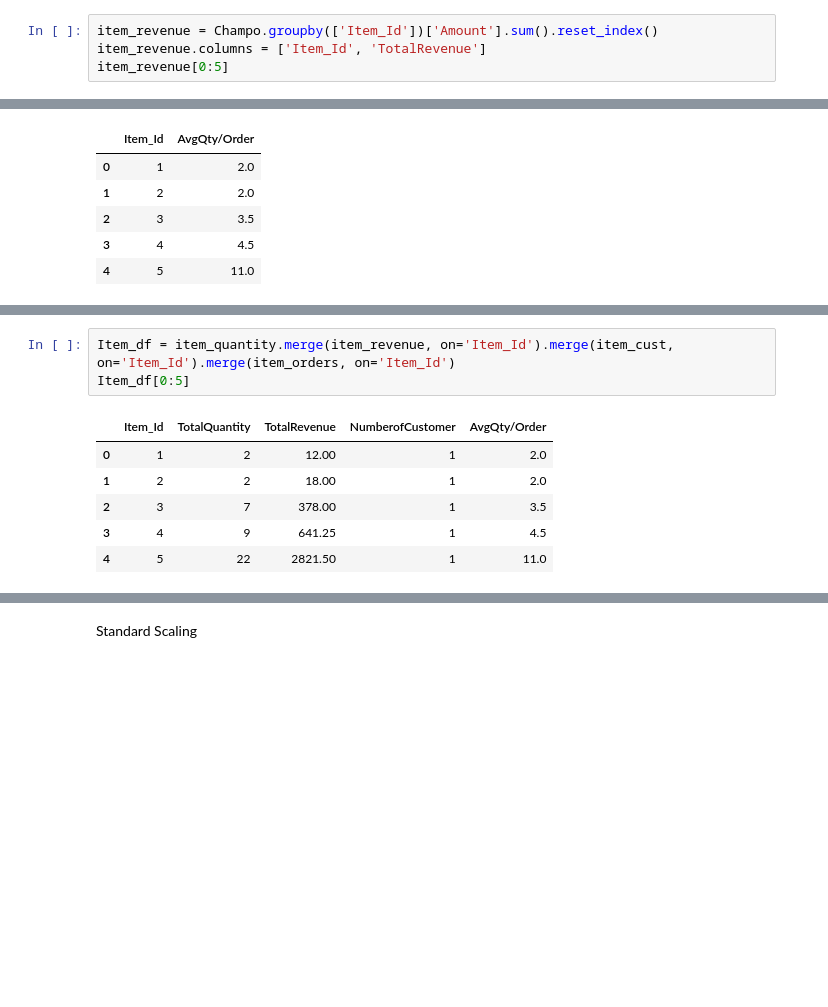
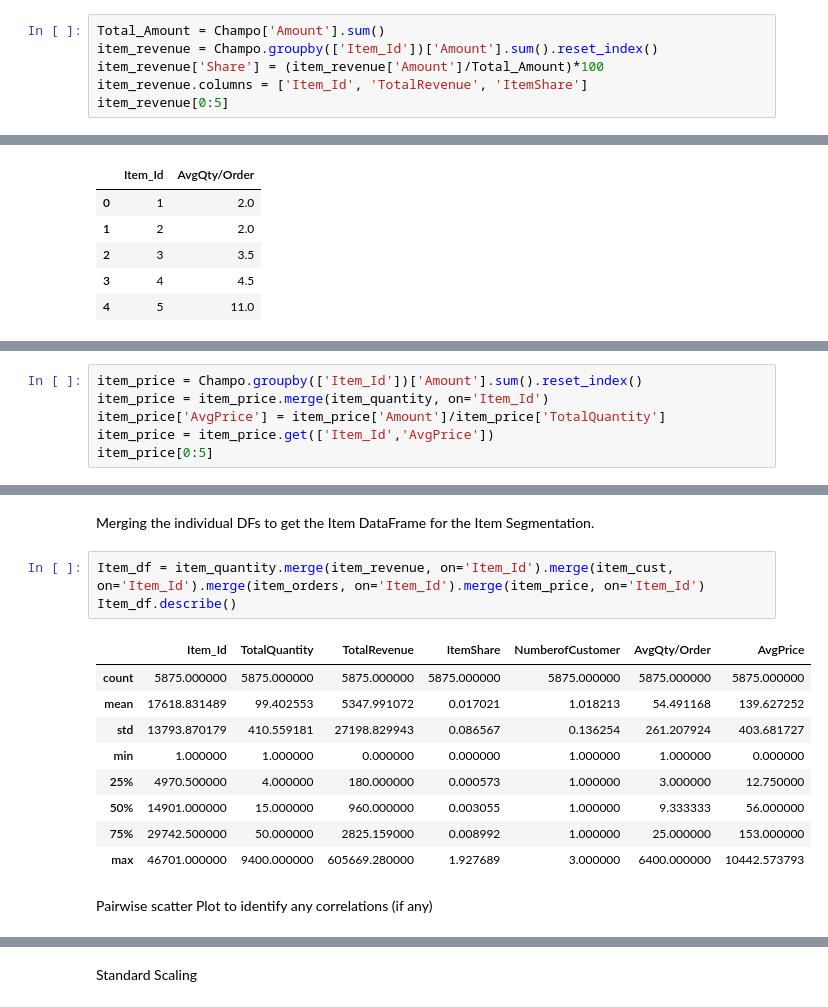
Before and after one commit to dineshb302/TERM2, a Jupyter notebook: MLUL_Product_Segmentation.ipynb, the cells around one changed output, grey strips where cells are left out. Drawn from its saved outputs; the diff is of its cells as text; blank space fills up the shorter version.

```diff
--- a/MLUL_Product_Segmentation.ipynb
+++ b/MLUL_Product_Segmentation.ipynb
@@ -113,5 +115,7 @@ item_quantity[0:5]
 # %%
+Total_Amount = Champo['Amount'].sum()
 item_revenue = Champo.groupby(['Item_Id'])['Amount'].sum().reset_index()
-item_revenue.columns = ['Item_Id', 'TotalRevenue']
+item_revenue['Share'] = (item_revenue['Amount']/Total_Amount)*100
+item_revenue.columns = ['Item_Id', 'TotalRevenue', 'ItemShare']
 item_revenue[0:5]
 # %% [output]
@@ -148,0 +159,6 @@ item_orders[0:5]
+# %%
+item_price = Champo.groupby(['Item_Id'])['Amount'].sum().reset_index()
+item_price = item_price.merge(item_quantity, on='Item_Id')
+item_price['AvgPrice'] = item_price['Amount']/item_price['TotalQuantity']
+item_price = item_price.get(['Item_Id','AvgPrice'])
+item_price[0:5]
@@ -149,10 +172,17 @@ item_orders[0:5]
+# %% [markdown]
+Merging the individual DFs to get the Item DataFrame for the Item Segmentation.
 # %%
-Item_df = item_quantity.merge(item_revenue, on='Item_Id').merge(item_cust, on='Item_Id').merge(item_orders, on='Item_Id')
-Item_df[0:5]
+Item_df = item_quantity.merge(item_revenue, on='Item_Id').merge(item_cust, on='Item_Id').merge(item_orders, on='Item_Id').merge(item_price, on='Item_Id')
+Item_df.describe()
 # %% [output]
-|  | Item_Id | TotalQuantity | TotalRevenue | NumberofCustomer | AvgQty/Order |
-| 0 | 1 | 2 | 12.00 | 1 | 2.0 |
-| 1 | 2 | 2 | 18.00 | 1 | 2.0 |
-| 2 | 3 | 7 | 378.00 | 1 | 3.5 |
-| 3 | 4 | 9 | 641.25 | 1 | 4.5 |
-| 4 | 5 | 22 | 2821.50 | 1 | 11.0 |
+|  | Item_Id | TotalQuantity | TotalRevenue | ItemShare | NumberofCustomer | AvgQty/Order | AvgPrice |
+| count | 5875.000000 | 5875.000000 | 5875.000000 | 5875.000000 | 5875.000000 | 5875.000000 | 5875.000000 |
+| mean | 17618.831489 | 99.402553 | 5347.991072 | 0.017021 | 1.018213 | 54.491168 | 139.627252 |
+| std | 13793.870179 | 410.559181 | 27198.829943 | 0.086567 | 0.136254 | 261.207924 | 403.681727 |
+| min | 1.000000 | 1.000000 | 0.000000 | 0.000000 | 1.000000 | 1.000000 | 0.000000 |
+| 25% | 4970.500000 | 4.000000 | 180.000000 | 0.000573 | 1.000000 | 3.000000 | 12.750000 |
+| 50% | 14901.000000 | 15.000000 | 960.000000 | 0.003055 | 1.000000 | 9.333333 | 56.000000 |
+| 75% | 29742.500000 | 50.000000 | 2825.159000 | 0.008992 | 1.000000 | 25.000000 | 153.000000 |
+| max | 46701.000000 | 9400.000000 | 605669.280000 | 1.927689 | 3.000000 | 6400.000000 | 10442.573793 |
+# %% [markdown]
+Pairwise scatter Plot to identify any correlations (if any)
```
Also changed, not shown: parts of 71 cells of this notebook.
